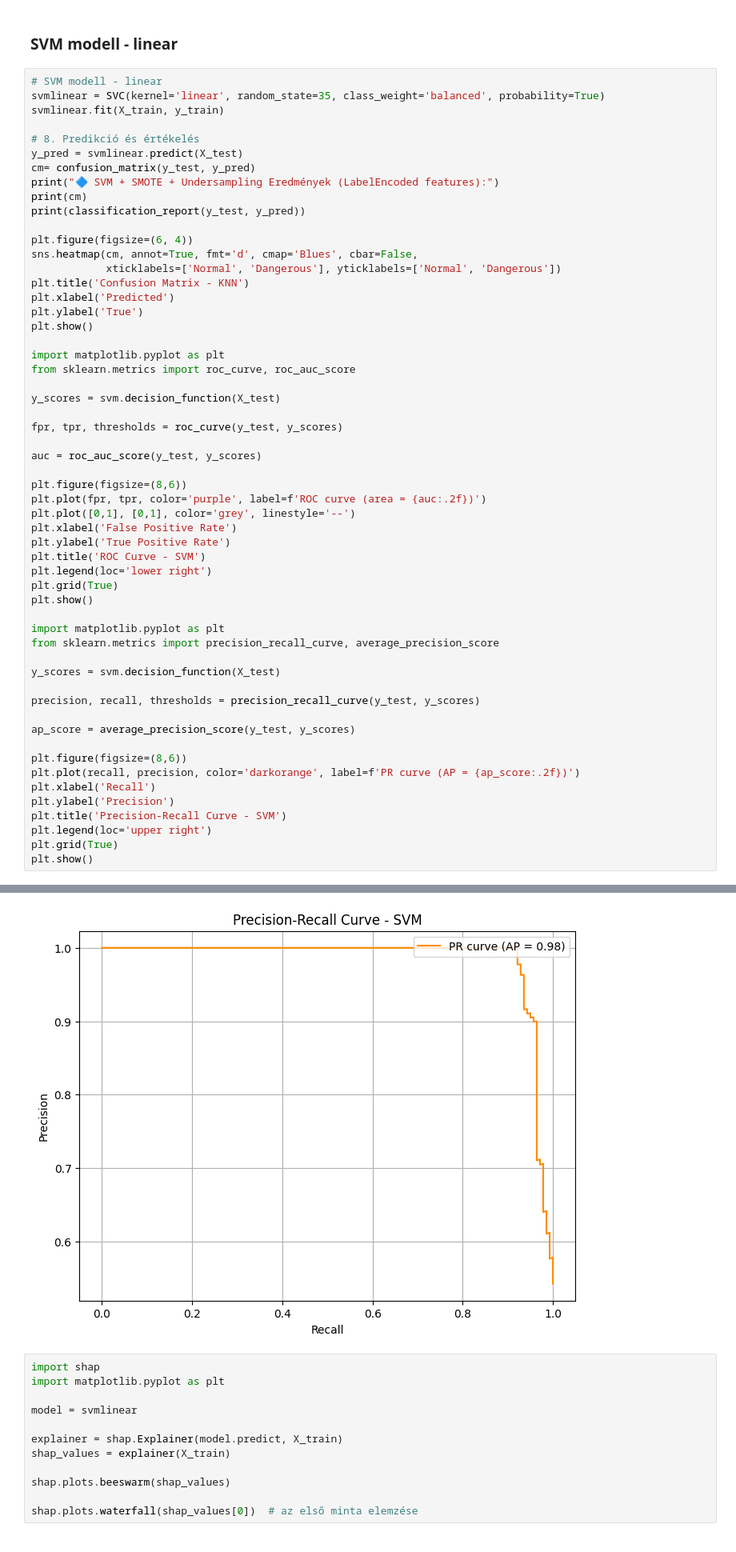
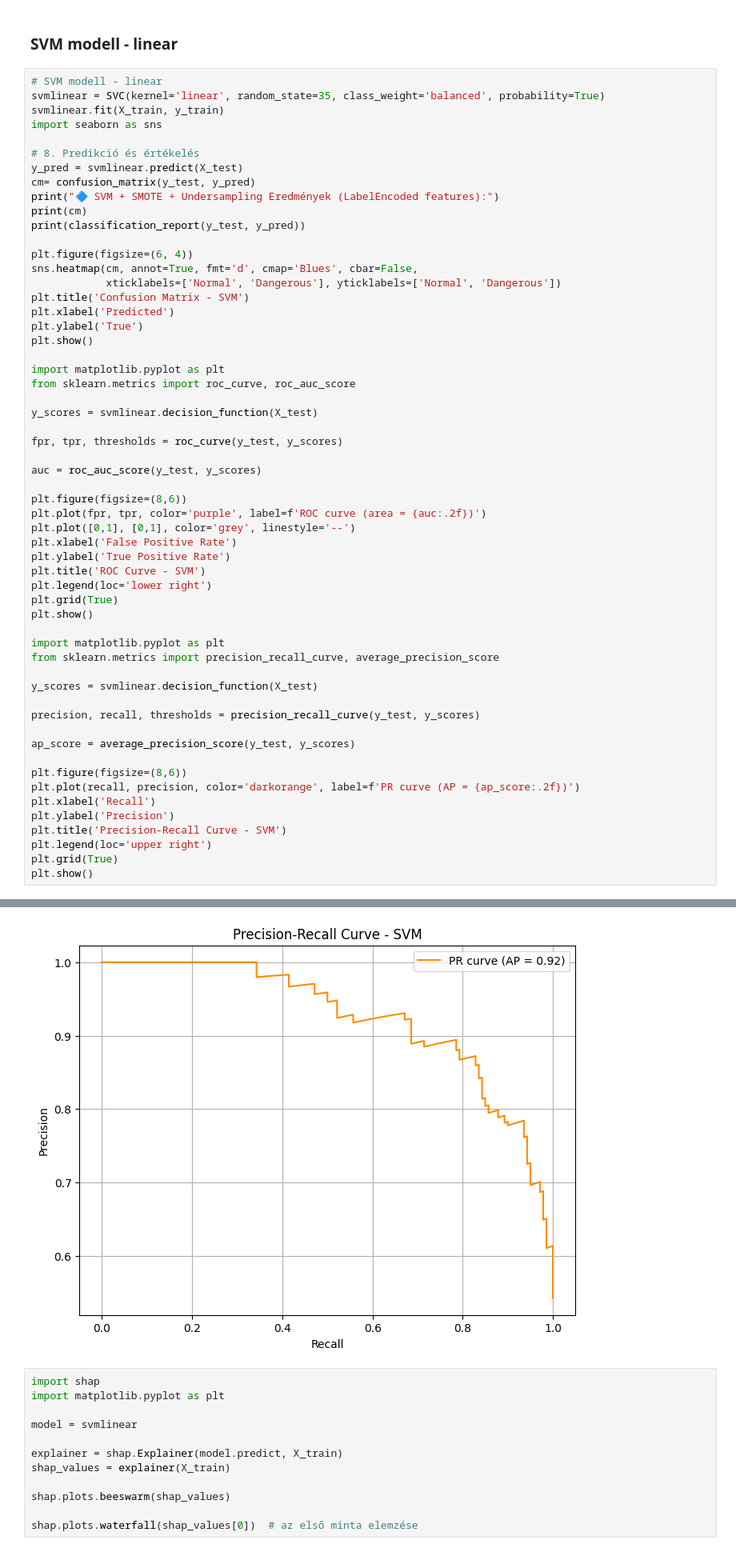
Before and after one commit to MisurdaLuca/Animal_Condition_Classifier, a Jupyter notebook: tabular/animal_condition_tabular_classification.ipynb, the cells around one changed output, grey strips where cells are left out. Shown at 80% size. Cells and saved outputs as stored; diff of their text form.

Commit message:
feat: add models and plots

```diff
--- a/tabular/animal_condition_tabular_classification.ipynb
+++ b/tabular/animal_condition_tabular_classification.ipynb
@@ -1544,6 +1546,7 @@ joblib.dump(svmrbf, "svmrbf_model.pkl")
 # SVM modell - linear
 svmlinear = SVC(kernel='linear', random_state=35, class_weight='balanced', probability=True)
 svmlinear.fit(X_train, y_train)
+import seaborn as sns
 
 # 8. Predikció és értékelés
 y_pred = svmlinear.predict(X_test)
@@ -1555,7 +1558,7 @@ print(classification_report(y_test, y_pred))
 plt.figure(figsize=(6, 4))
 sns.heatmap(cm, annot=True, fmt='d', cmap='Blues', cbar=False,
             xticklabels=['Normal', 'Dangerous'], yticklabels=['Normal', 'Dangerous'])
-plt.title('Confusion Matrix - KNN')
+plt.title('Confusion Matrix - SVM')
 plt.xlabel('Predicted')
 plt.ylabel('True')
 plt.show()
@@ -1563,7 +1566,7 @@ plt.show()
 import matplotlib.pyplot as plt
 from sklearn.metrics import roc_curve, roc_auc_score
 
-y_scores = svm.decision_function(X_test)
+y_scores = svmlinear.decision_function(X_test)
 
 fpr, tpr, thresholds = roc_curve(y_test, y_scores)
 
@@ -1582,7 +1585,7 @@ plt.show()
 import matplotlib.pyplot as plt
 from sklearn.metrics import precision_recall_curve, average_precision_score
 
-y_scores = svm.decision_function(X_test)
+y_scores = svmlinear.decision_function(X_test)
 
 precision, recall, thresholds = precision_recall_curve(y_test, y_scores)
 
@@ -1613,4 +1616,4 @@ weighted avg       0.84      0.84      0.84       258
-[figure, old version]
+[figure, new version]
 # %%
 import shap
 import matplotlib.pyplot as plt
```
Also changed, not shown: parts of 6 cells of this notebook.
